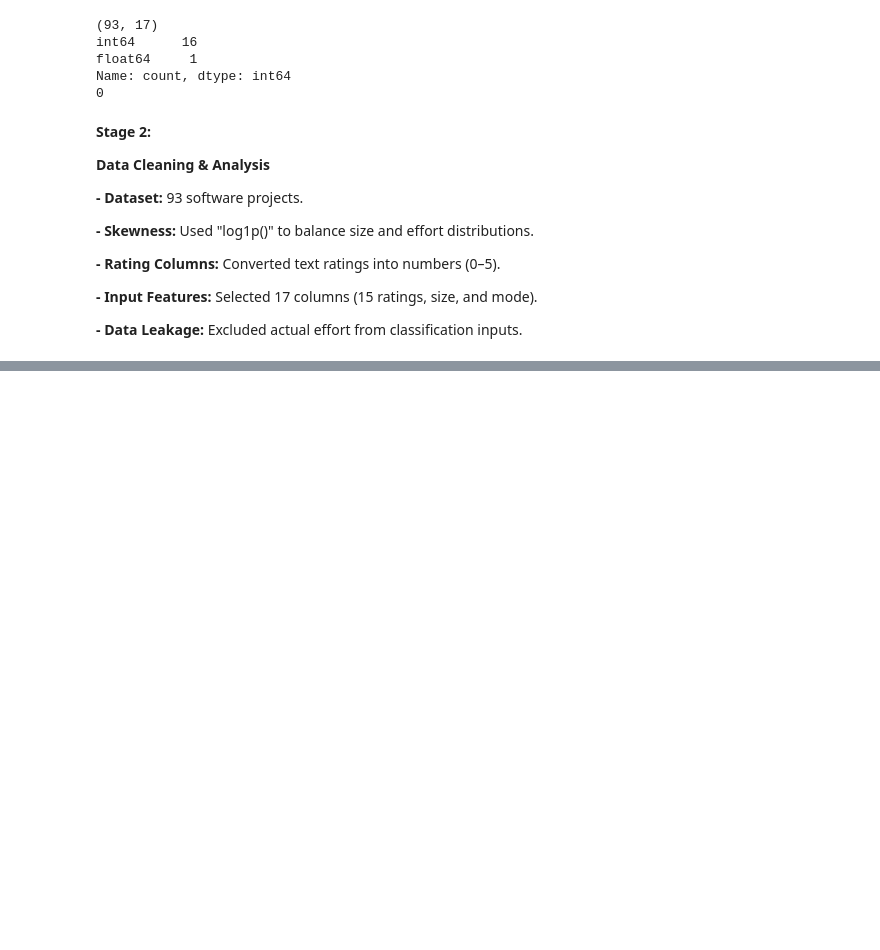
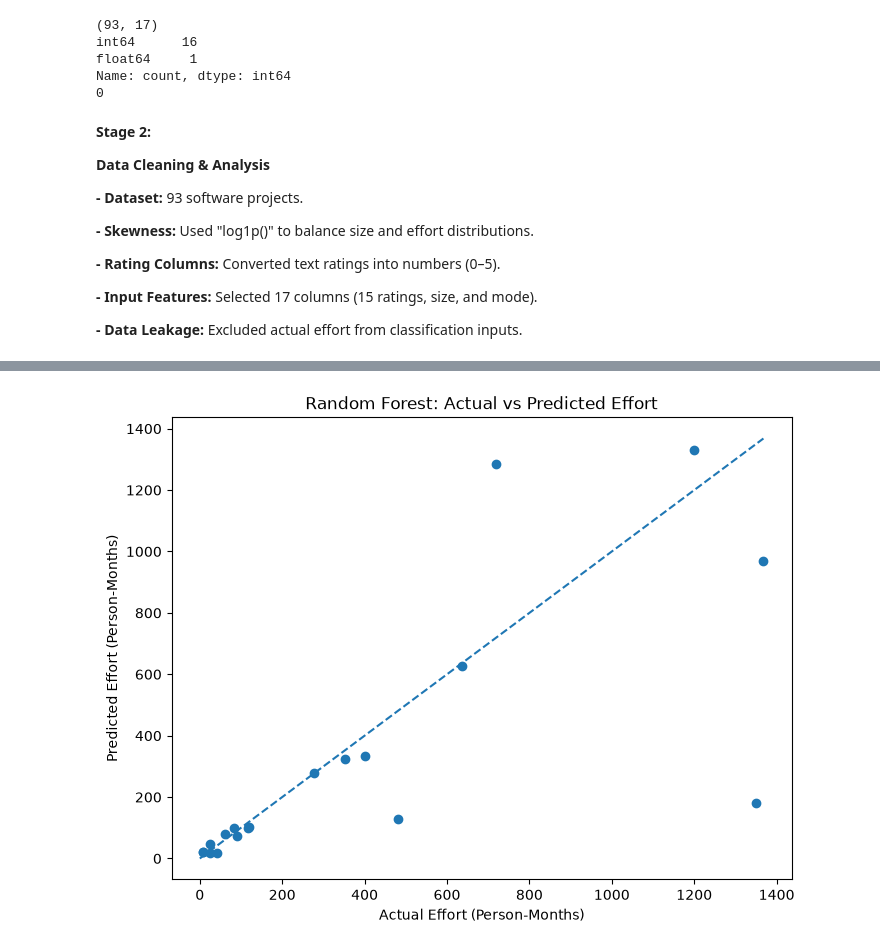
Before and after one commit to sheikhmehreen/project-prediction-system, a Jupyter notebook: stage2.ipynb, the cells around one changed output, grey strips where cells are left out. Drawn from its saved outputs; the diff is of its cells as text; code cells hidden in the pictures; blank space fills up the shorter version.

```diff
--- a/stage2.ipynb
+++ b/stage2.ipynb
@@ -219,0 +530,4 @@ Name: count, dtype: int64
+# %%
+df["overrun"] = (
+    df["act_effort"] > df["estimated_effort"]
+).astype(int)
@@ -219,0 +546,2 @@ Name: count, dtype: int64
+# %%
+y_class = df["overrun"]
@@ -219,0 +773,5 @@ Name: count, dtype: int64
+# %%
+import numpy as np
+
+y_reg_train = np.log1p(df.loc[X_train.index, "act_effort"])
+y_reg_test = df.loc[X_test.index, "act_effort"]
@@ -219,0 +831,16 @@ Name: count, dtype: int64
+# %%
+print("Actual effort range:")
+print(y_reg_test.min(), y_reg_test.max())
+
+rf_predictions_log = reg_models["Random Forest"].predict(X_test)
+
+rf_predictions = np.expm1(rf_predictions_log)
+
+print("\nPredicted effort range:")
+print(rf_predictions.min(), rf_predictions.max())
+
+print("\nFirst 5 actual values:")
+print(y_reg_test.head().values)
+
+print("\nFirst 5 predicted values:")
+print(rf_predictions[:5])
@@ -219,0 +859,20 @@ Name: count, dtype: int64
+# %%
+import matplotlib.pyplot as plt
+
+plt.figure(figsize=(8, 6))
+
+plt.scatter(y_reg_test, rf_predictions)
+
+plt.xlabel("Actual Effort (Person-Months)")
+plt.ylabel("Predicted Effort (Person-Months)")
+plt.title("Random Forest: Actual vs Predicted Effort")
+
+plt.plot(
+    [0, y_reg_test.max()],
+    [0, y_reg_test.max()],
+    linestyle="--"
+)
+
+plt.show()
+# %% [output]
+[figure, added]
```
Also changed, not shown: parts of 179 cells of this notebook, 56 other files.
